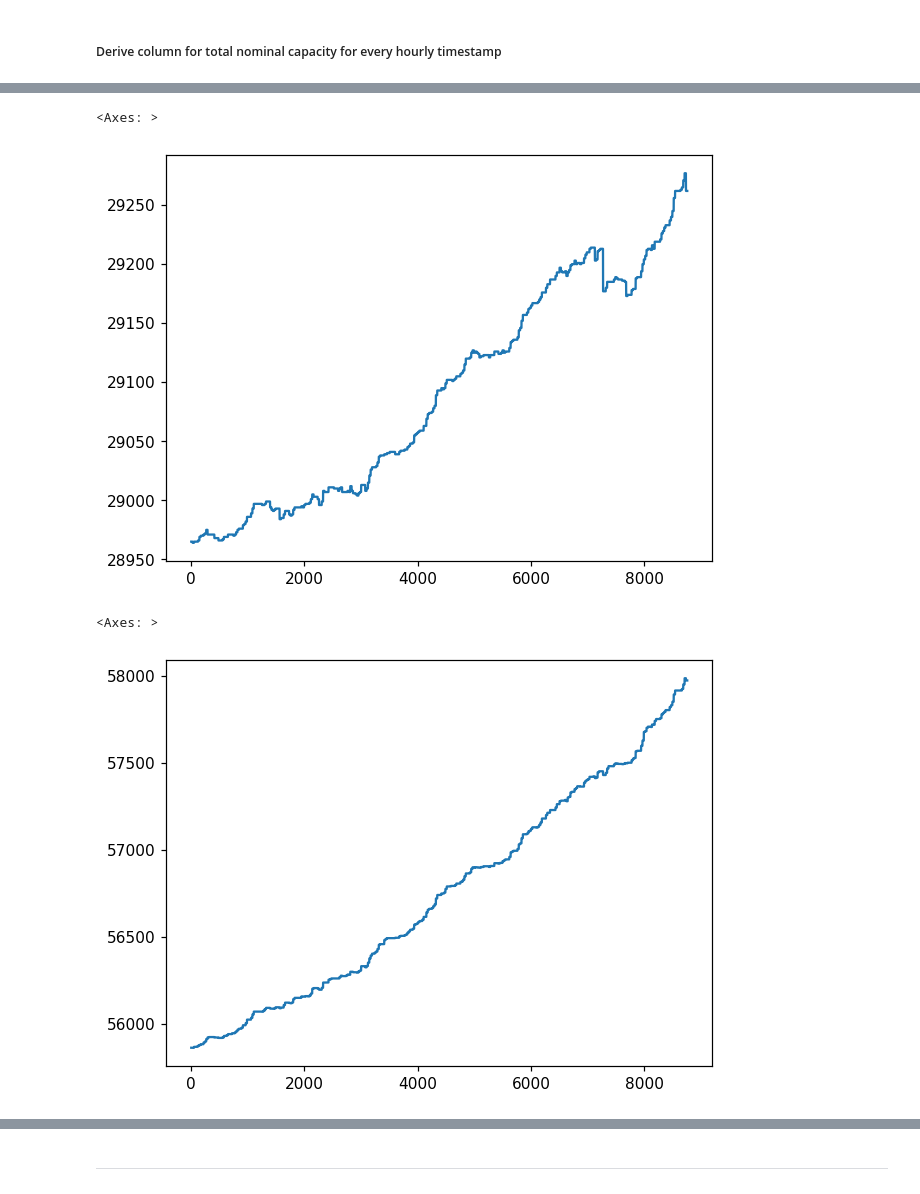
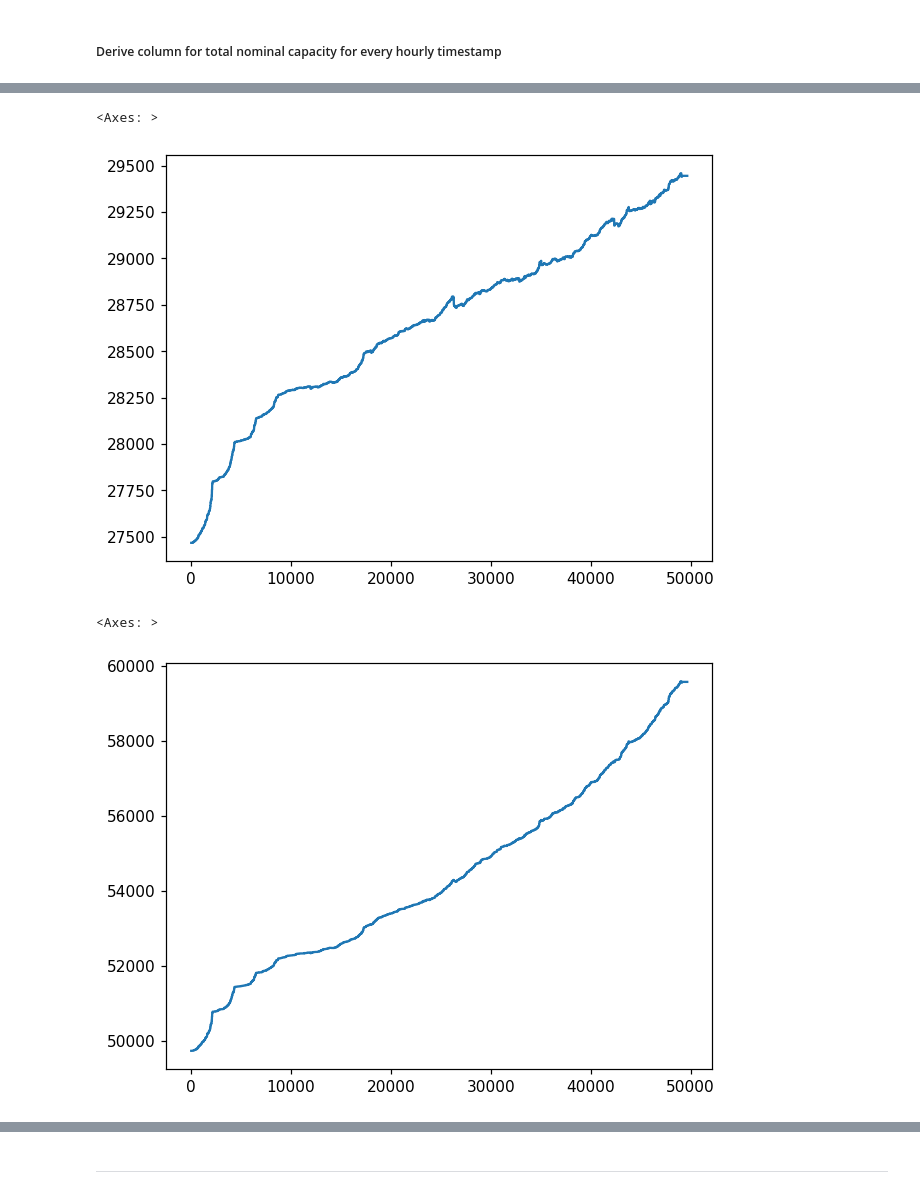
Before and after one commit to meteoviz/wind_power_forecasting_germany, a Jupyter notebook: notebooks/ML_dataframe.ipynb, the cells around one changed output, grey strips where cells are left out. Saved outputs shown, nothing was run; the diff lists cells and outputs as text; code cells hidden in the pictures.

```diff
--- a/notebooks/ML_dataframe.ipynb
+++ b/notebooks/ML_dataframe.ipynb
@@ -358,7 +508,7 @@ df_smard_market_price = load_SMARD_market_price_data()
 # %%
 # Year 2022
 # Make time zone aware UTC?
-datetime_index_utc = pd.date_range(start='2022-01-01', end='2022-12-31 23:59:59', freq='H', name='datetime_utc', tz='UTC')
+datetime_index_utc = pd.date_range(start='2018-01-01', end='2023-08-31 23:59:59', freq='H', name='datetime_utc', tz='UTC')
 
 # Make index to dataframe and reset
 df_main = datetime_index_utc.to_frame().reset_index(drop=True)
@@ -436,7 +587,8 @@ df_main['turbines_in_operation'] = df_main['datetime_utc'].apply(lambda timestam
 ##### Derive column for total nominal capacity for every hourly timestamp
 # %%
 # Note that I divide by 1_000 to convert kilo-watts (kW) to mega-watts (MW)
-df_main['total_nominal_capacity_operational_turbines_mwh'] = df_main['datetime_utc'].apply(
+# 1min 30s to run for 2018-23
+df_main['total_nominal_capacity_operational_turbines_mw'] = df_main['datetime_utc'].apply(
     lambda timestamp: df_turbines.loc[:, 'Nettonennleistung'].loc[is_operational(timestamp, df_turbines)].sum() / 1_000)
 # %%
 df_main
@@ -458,9 +610,9 @@ df_main
 df_main['turbines_in_operation'].plot()
 # %% [output]
 <Axes: >
-[figure, old version]
+[figure, new version]
 # %%
-df_main['total_nominal_capacity_operational_turbines_mwh'].plot()
+df_main['total_nominal_capacity_operational_turbines_mw'].plot()
 # %% [output]
 <Axes: >
-[figure, old version]
+[figure, new version]
```
Also changed, not shown: parts of 33 cells of this notebook.
